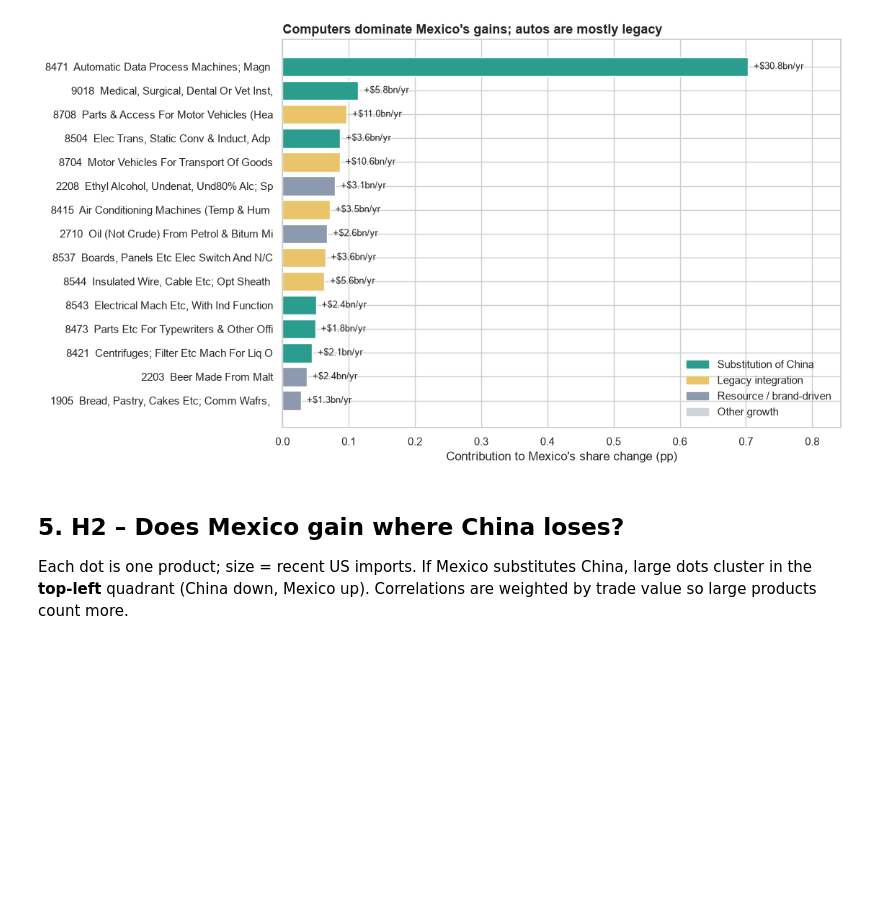
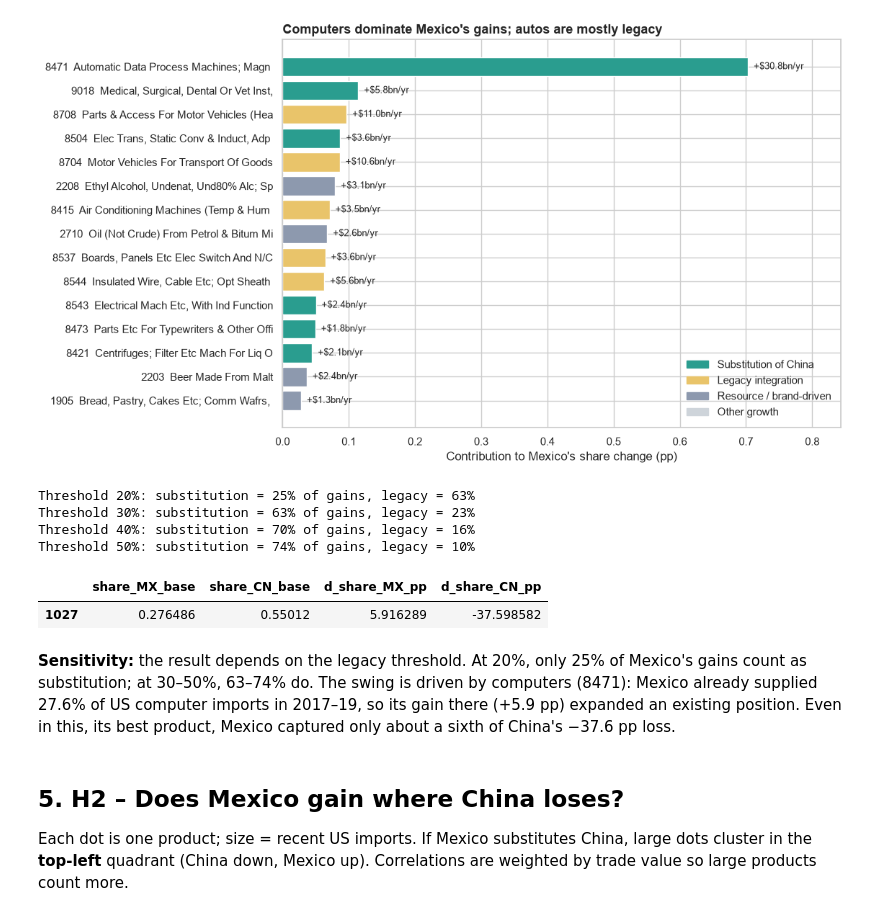
Before and after one commit to axelsn04/nearshoring-mexico-analysis, a Jupyter notebook: notebooks/03_analysis_models.ipynb, the cells around one changed output. Drawn from its saved outputs; the diff is of its cells as text; code cells hidden in the pictures; blank space fills up the shorter version.

```diff
--- a/notebooks/03_analysis_models.ipynb
+++ b/notebooks/03_analysis_models.ipynb
@@ -296,6 +296,27 @@ save(fig, "04_mx_top15_by_type")
 plt.show()
 # %% [output]
 [figure]
+# %%
+for t in [0.20, 0.30, 0.40, 0.50]:
+    legacy = an["share_MX_base"] >= t
+    subst = ~legacy & ~an["sector"].isin(["Agri-food", "Minerals & fuels"]) & (an["d_share_CN_pp"] < 0)
+    pos = an["contrib_MX_pp"].clip(lower=0)
+    print(f"Threshold {t:.0%}: substitution = {pos[subst].sum() / pos.sum():.0%} of gains, legacy = {pos[legacy].sum() / pos.sum():.0%}")
+# %% [output]
+Threshold 20%: substitution = 25% of gains, legacy = 63%
+Threshold 30%: substitution = 63% of gains, legacy = 23%
+Threshold 40%: substitution = 70% of gains, legacy = 16%
+Threshold 50%: substitution = 74% of gains, legacy = 10%
+# %%
+   an.loc[an["hs4"] == "8471", ["share_MX_base", "share_CN_base", "d_share_MX_pp", "d_share_CN_pp"]]
+# %% [output]
+|  | share_MX_base | share_CN_base | d_share_MX_pp | d_share_CN_pp |
+| 1027 | 0.276486 | 0.55012 | 5.916289 | -37.598582 |
+# %% [markdown]
+**Sensitivity:** the result depends on the legacy threshold. At 20%, only 25% of Mexico's gains count as
+substitution; at 30–50%, 63–74% do. The swing is driven by computers (8471): Mexico already supplied 27.6%
+of US computer imports in 2017–19, so its gain there (+5.9 pp) expanded an existing position. Even in this,
+its best product, Mexico captured only about a sixth of China's −37.6 pp loss.
 # %% [markdown]
 ## 5. H2 – Does Mexico gain where China loses?
 Each dot is one product; size = recent US imports. If Mexico substitutes China, large dots cluster in the **top-left** quadrant
```
Also changed, not shown: parts of 4 cells of this notebook.
